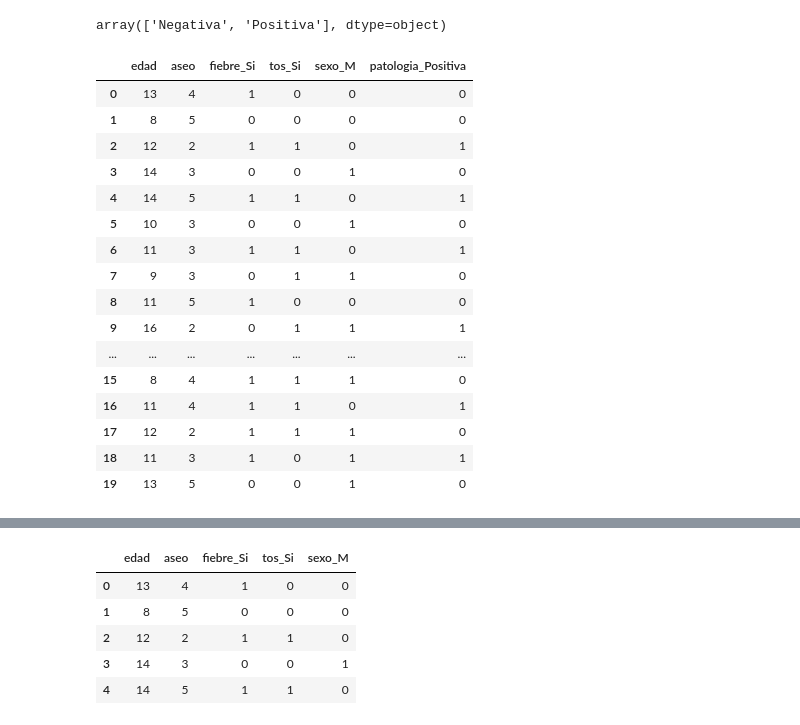
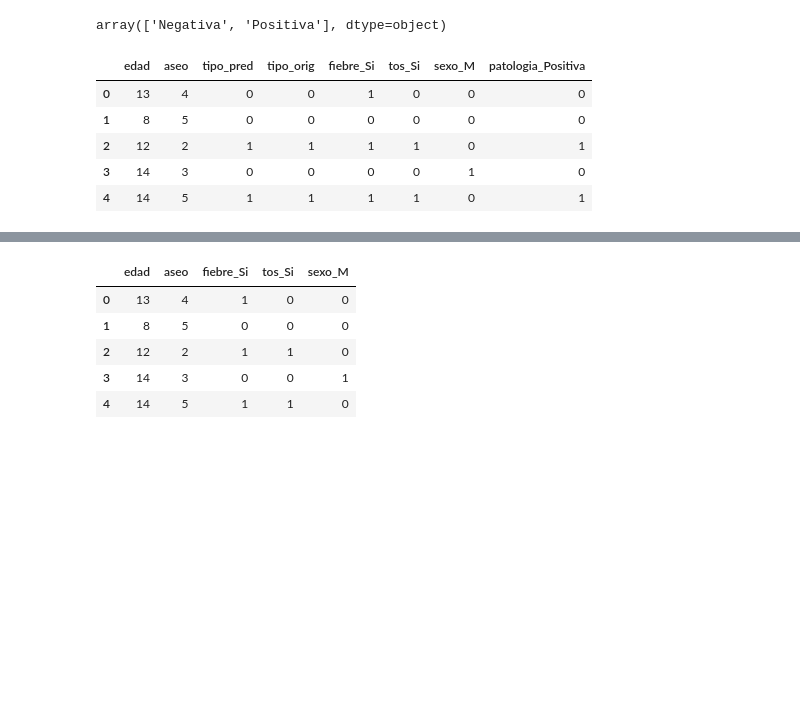
Before and after one commit to jcmachicao/curso_ai_salud, a Jupyter notebook: MLH_arboldecision.ipynb, the cells around one changed output, grey strips where cells are left out. Cells and saved outputs as stored; diff of their text form; code cells hidden in the pictures; blank space fills up the shorter version.

```diff
--- a/MLH_arboldecision.ipynb
+++ b/MLH_arboldecision.ipynb
@@ -62,23 +63,12 @@ data.patologia.unique()
 array(['Negativa', 'Positiva'], dtype=object)
 # %%
 data100 = pd.get_dummies(data, drop_first=True)
-data100
+data100.head()
 # %% [output]
-|  | edad | aseo | fiebre_Si | tos_Si | sexo_M | patologia_Positiva |
-| 0 | 13 | 4 | 1 | 0 | 0 | 0 |
-| 1 | 8 | 5 | 0 | 0 | 0 | 0 |
-| 2 | 12 | 2 | 1 | 1 | 0 | 1 |
-| 3 | 14 | 3 | 0 | 0 | 1 | 0 |
-| 4 | 14 | 5 | 1 | 1 | 0 | 1 |
-| 5 | 10 | 3 | 0 | 0 | 1 | 0 |
-| 6 | 11 | 3 | 1 | 1 | 0 | 1 |
-| 7 | 9 | 3 | 0 | 1 | 1 | 0 |
-| 8 | 11 | 5 | 1 | 0 | 0 | 0 |
-| 9 | 16 | 2 | 0 | 1 | 1 | 1 |
-| ... | ... | ... | ... | ... | ... | ... |
-| 15 | 8 | 4 | 1 | 1 | 1 | 0 |
-| 16 | 11 | 4 | 1 | 1 | 0 | 1 |
-| 17 | 12 | 2 | 1 | 1 | 1 | 0 |
-| 18 | 11 | 3 | 1 | 0 | 1 | 1 |
-| 19 | 13 | 5 | 0 | 0 | 1 | 0 |
+|  | edad | aseo | tipo_pred | tipo_orig | fiebre_Si | tos_Si | sexo_M | patologia_Positiva |
+| 0 | 13 | 4 | 0 | 0 | 1 | 0 | 0 | 0 |
+| 1 | 8 | 5 | 0 | 0 | 0 | 0 | 0 | 0 |
+| 2 | 12 | 2 | 1 | 1 | 1 | 1 | 0 | 1 |
+| 3 | 14 | 3 | 0 | 0 | 0 | 0 | 1 | 0 |
+| 4 | 14 | 5 | 1 | 1 | 1 | 1 | 0 | 1 |
 # %%
```
Also changed, not shown: parts of 8 cells of this notebook.
